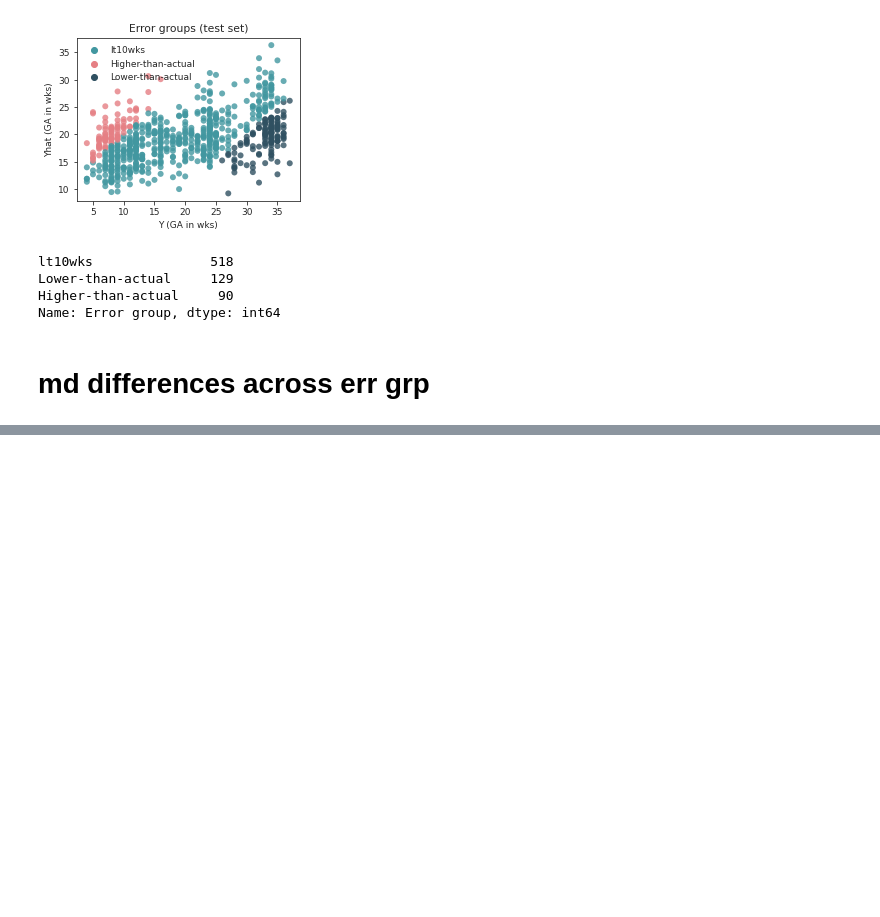
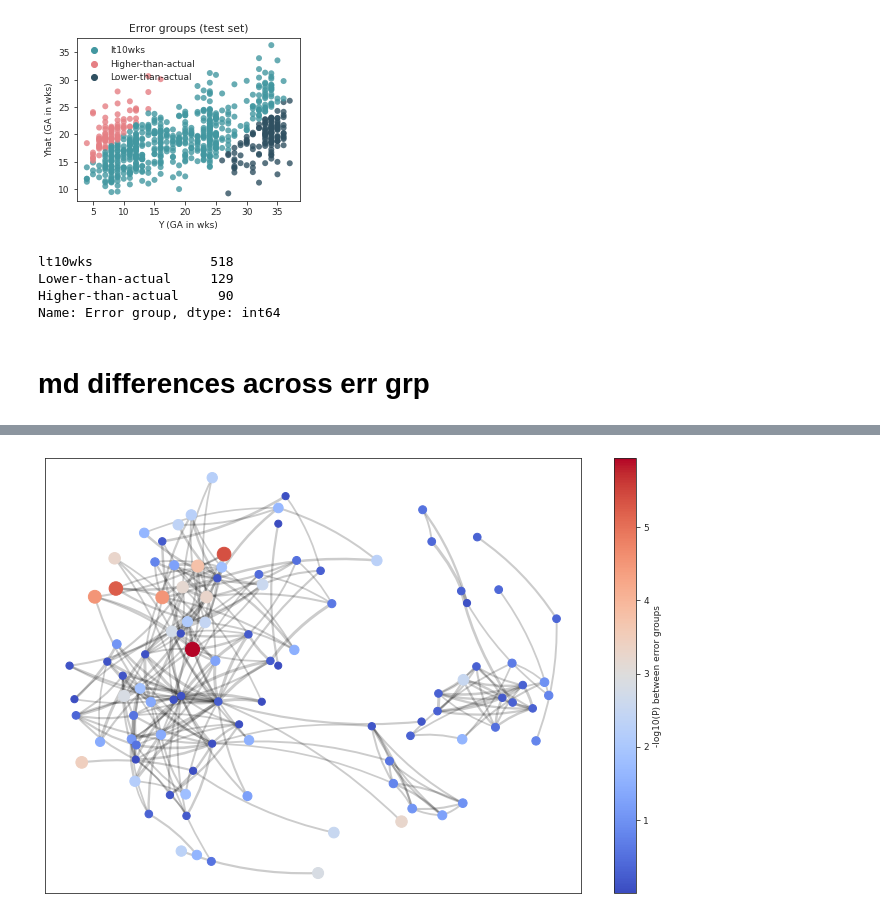
Before and after one commit to nealgravindra/wearables, a Jupyter notebook: notebooks/eval_error_analysis.ipynb, the cells around one changed output, grey strips where cells are left out. Cells and saved outputs as stored; diff of their text form; code cells hidden in the pictures; blank space fills up the shorter version.

```diff
--- a/notebooks/eval_error_analysis.ipynb
+++ b/notebooks/eval_error_analysis.ipynb
@@ -664,0 +335,42 @@ resknn['ptb_37wks']
+# %%
+p_threshold = -np.log10(0.05)
+# %%
+def range_scale(x, min_target=100, max_target=300):
+    return ((x - np.min(x)) / (np.max(x) - np.min(x)))*(max_target - min_target) + min_target
+# %%
+# plot
+fig, ax = plt.subplots(1, 1, figsize=(12, 8))
+node_sizes = [G.nodes[n]['size'] for n in G.nodes()]
+im = nx.draw_networkx_nodes(
+    G, pos=pos, label=False,
+    nodelist=G.nodes(),
+    node_color=[G.nodes[n]['color'] for n in G.nodes()],
+    node_size=range_scale([G.nodes[n]['size'] for n in G.nodes()], min_target=50, max_target=200),
+    cmap='coolwarm',
+    ax=ax)
+for edge in G.edges:
+    ax.annotate('',
+                xy=pos[edge[0]],
+                xytext=pos[edge[1]],
+                xycoords='data',
+                textcoords='data',
+                arrowprops=dict(arrowstyle="-", color='k',
+                                linewidth=((np.exp(G.edges[edge]['weight']) - np.exp(0))/(np.exp(1) - np.exp(0)))*2.5+0.5,
+                                alpha=0.2,
+                                shrinkA=0.5, shrinkB=0.5,
+                                patchA=None, patchB=None,
+                                connectionstyle="arc3,rad=-0.1",),
+                zorder=0,
+                )
+if False:
+    # show tecxt that is sig only?
+    texts = []
+    for k in moi.keys():
+        if moi[k][0] > p_threshold and k in list(G.nodes):
+            texts.append(ax.text(pos[k][0], pos[k][1], k, size=9))
+    # adjust_text(texts, arrowprops=dict(arrowstyle='-', color='k'), force_text=(0.12, 0.3))
+    adjust_text(texts, force_text=(0.12, 0.3))
+fig.colorbar(im, ax=ax, label='-log10(P) between error groups')
+fig.savefig(os.path.join(pfp, 'corrnet_sizePval_btwerrgrp_sigtxt.pdf'))
+# %% [output]
+[figure, added]
```
Also changed, not shown: parts of 40 cells of this notebook, 9 other files.
